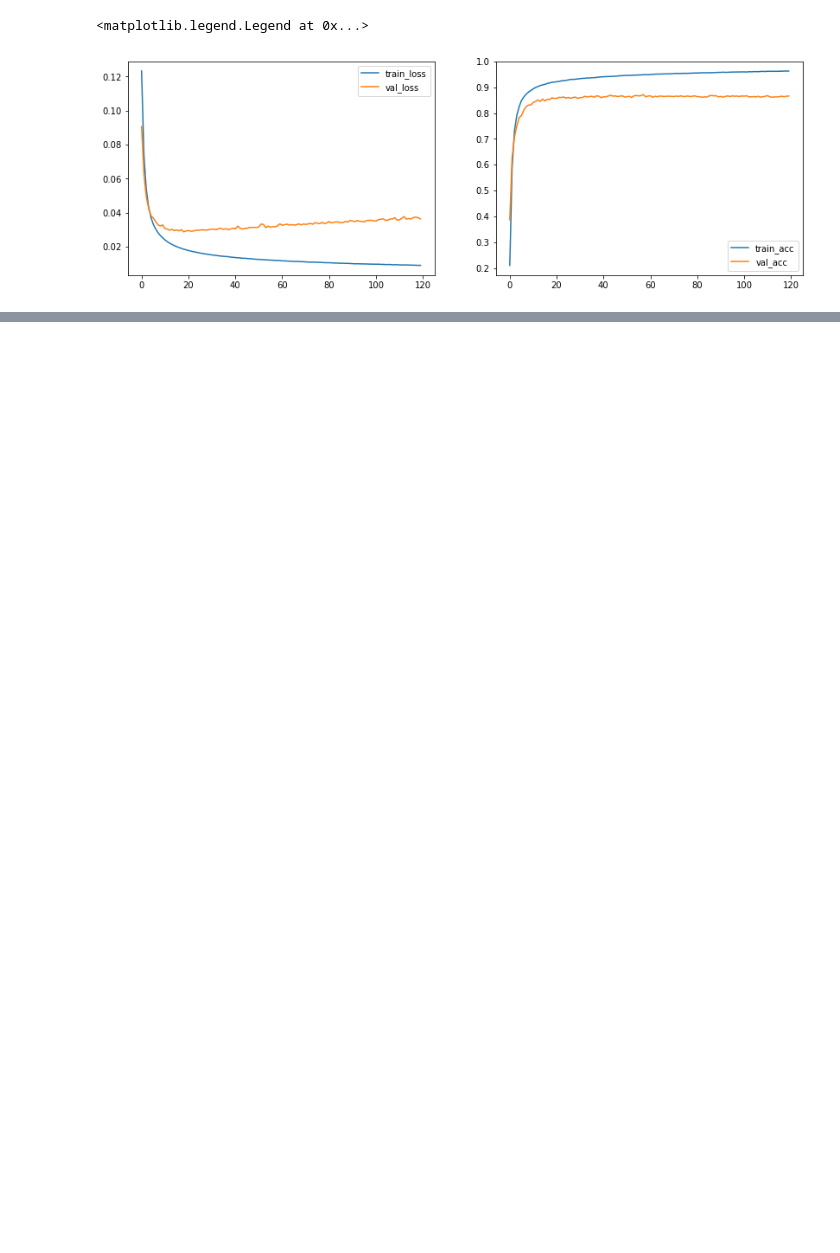
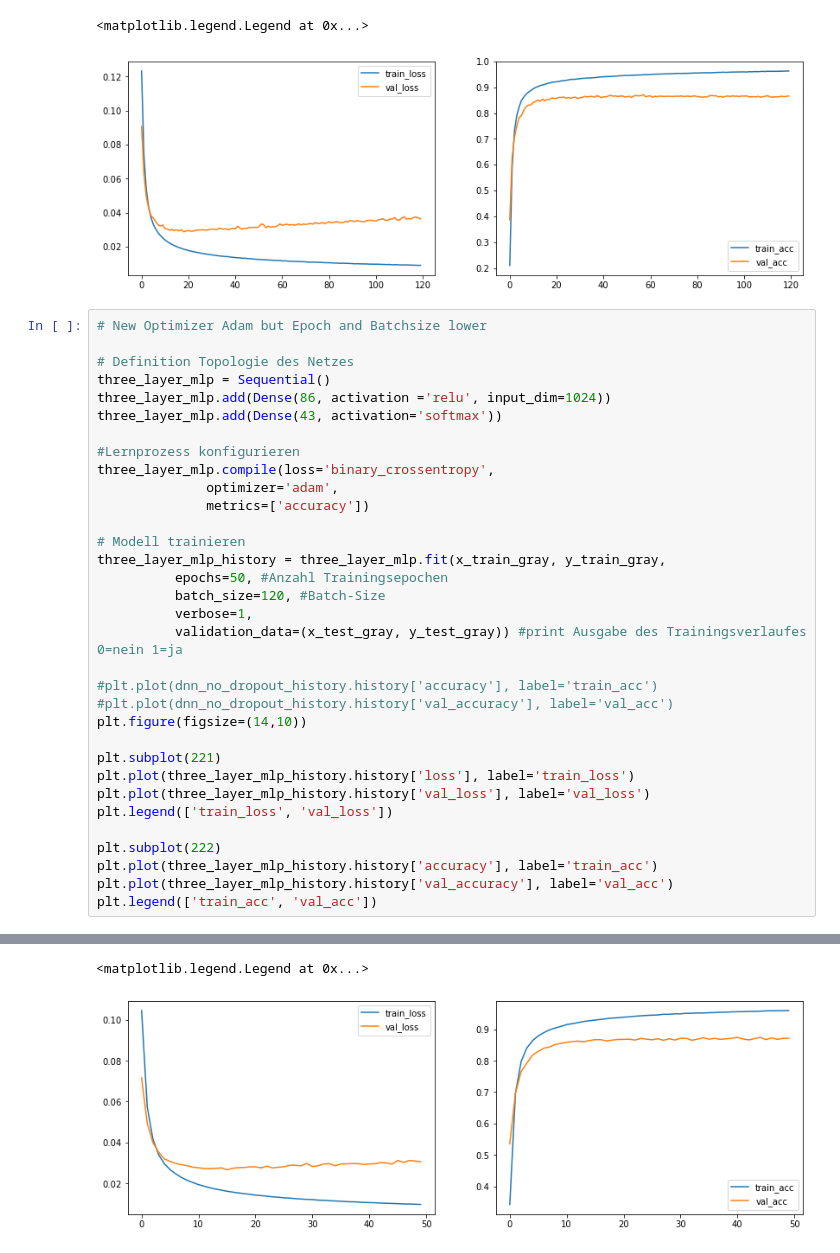
Before and after one commit to nmaaiken/neuro_modularbeit, a Jupyter notebook: 3_Layer_MLP.ipynb, the cells around one changed output, grey strips where cells are left out. Saved outputs shown, nothing was run; the diff lists cells and outputs as text; blank space fills up the shorter version.

```diff
--- a/3_Layer_MLP.ipynb
+++ b/3_Layer_MLP.ipynb
@@ -333,3 +443,37 @@ Epoch 120/120
 435/435 [==============================] - 2s 5ms/step - loss: 0.0091 - accuracy: 0.9633 - val_loss: 0.0364 - val_accuracy: 0.8665
 <matplotlib.legend.Legend at 0x...>
 [figure]
+# %%
+# New Optimizer Adam but Epoch and Batchsize lower
+
+# Definition Topologie des Netzes
+three_layer_mlp = Sequential()
+three_layer_mlp.add(Dense(86, activation ='relu', input_dim=1024))
+three_layer_mlp.add(Dense(43, activation='softmax'))
+
+#Lernprozess konfigurieren
+three_layer_mlp.compile(loss='binary_crossentropy',
+              optimizer='adam',
+              metrics=['accuracy'])
+
+# Modell trainieren
+three_layer_mlp_history = three_layer_mlp.fit(x_train_gray, y_train_gray,
+          epochs=50, #Anzahl Trainingsepochen
+          batch_size=120, #Batch-Size
+          verbose=1,
+          validation_data=(x_test_gray, y_test_gray)) #print Ausgabe des Trainingsverlaufes 0=nein 1=ja
+
+#plt.plot(dnn_no_dropout_history.history['accuracy'], label='train_acc')
+#plt.plot(dnn_no_dropout_history.history['val_accuracy'], label='val_acc')
+plt.figure(figsize=(14,10))
+
+plt.subplot(221)
+plt.plot(three_layer_mlp_history.history['loss'], label='train_loss')
+plt.plot(three_layer_mlp_history.history['val_loss'], label='val_loss')
+plt.legend(['train_loss', 'val_loss'])
+
+plt.subplot(222)
+plt.plot(three_layer_mlp_history.history['accuracy'], label='train_acc')
+plt.plot(three_layer_mlp_history.history['val_accuracy'], label='val_acc')
+plt.legend(['train_acc', 'val_acc'])
+# %% [output]
@@ -335,0 +497,2 @@ Epoch 120/120
+<matplotlib.legend.Legend at 0x...>
+[figure, added]
```
Also changed, not shown: parts of 6 cells of this notebook.
